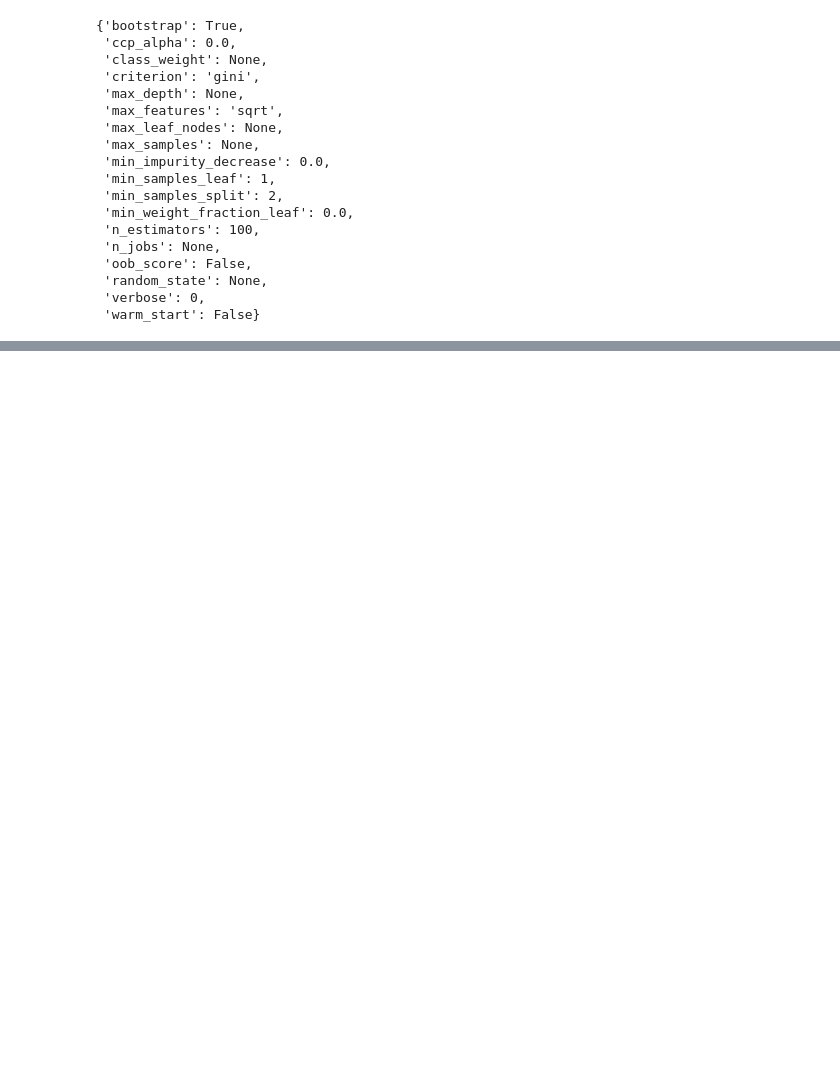
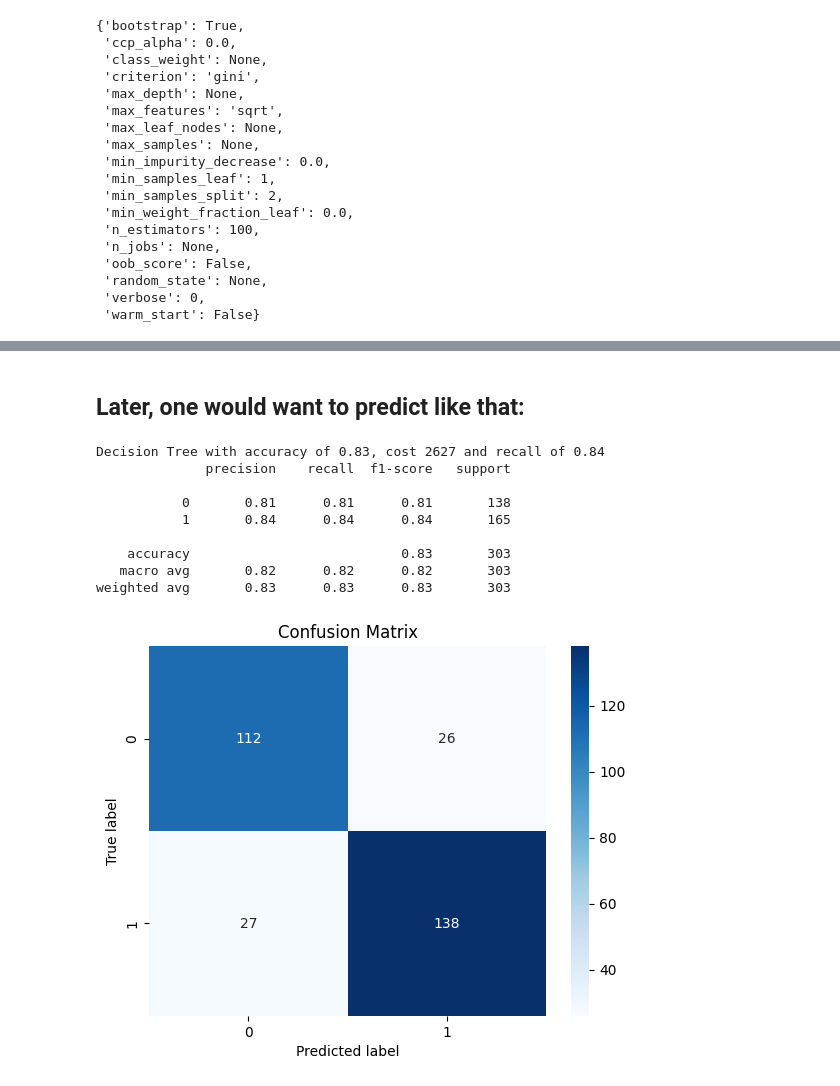
Before and after one commit to TimeLegend35/ml_group4_heart_attack, a Jupyter notebook: tobi3.ipynb, the cells around one changed output, grey strips where cells are left out. Drawn from its saved outputs; the diff is of its cells as text; code cells hidden in the pictures; blank space fills up the shorter version.

```diff
--- a/tobi3.ipynb
+++ b/tobi3.ipynb
@@ -231,0 +247,34 @@ Optimised Parameters: {'estimator__criterion': 'entropy', 'estimator__max_depth'
+# %% [markdown]
+## Later, one would want to predict like that:
+# %%
+pipeline.set_params(
+    estimator__criterion=grid_search_estimator.best_params_['estimator__criterion'],
+    estimator__max_depth=grid_search_estimator.best_params_['estimator__max_depth'],
+    estimator__min_samples_split=grid_search_estimator.best_params_['estimator__min_samples_split'])
+
+prediction = cross_val_predict(pipeline, heart_data, heart_target, cv=cv)
+
+cm = confusion_matrix(heart_target, prediction)
+cost = cost_function(heart_target, prediction)
+acc = accuracy_score(heart_target, prediction)
+recall = recall_score(heart_target, prediction)
+
+print("Decision Tree with accuracy of {}, cost {} and recall of {}".format(acc.round(2), cost, recall.round(2)))
+print(classification_report(heart_target, prediction))
+
+sns.heatmap(cm, annot=True, cmap='Blues', fmt='d')
+plt.ylabel('True label')
+plt.xlabel('Predicted label')
+plt.title('Confusion Matrix')
+plt.show()
+# %% [output]
+Decision Tree with accuracy of 0.83, cost 2627 and recall of 0.84
+              precision    recall  f1-score   support
+
+           0       0.81      0.81      0.81       138
+           1       0.84      0.84      0.84       165
+
+    accuracy                           0.83       303
+   macro avg       0.82      0.82      0.82       303
+weighted avg       0.83      0.83      0.83       303
+[figure, added]
```
Also changed, not shown: parts of 14 cells of this notebook.
